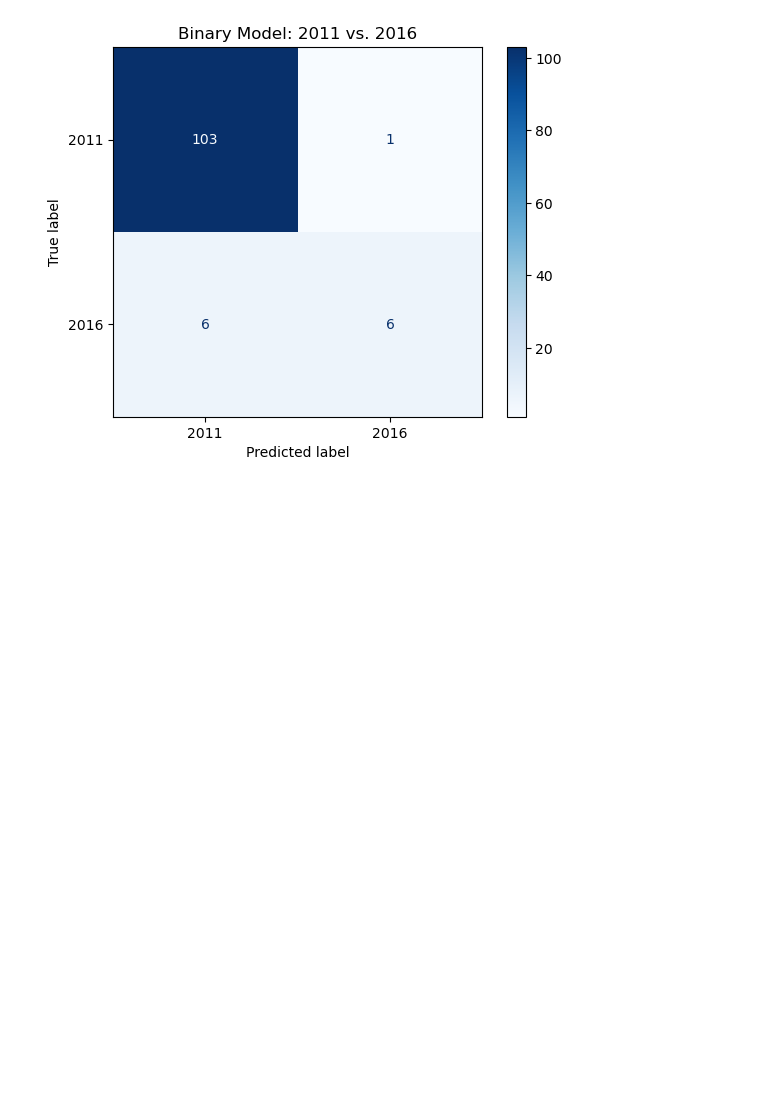
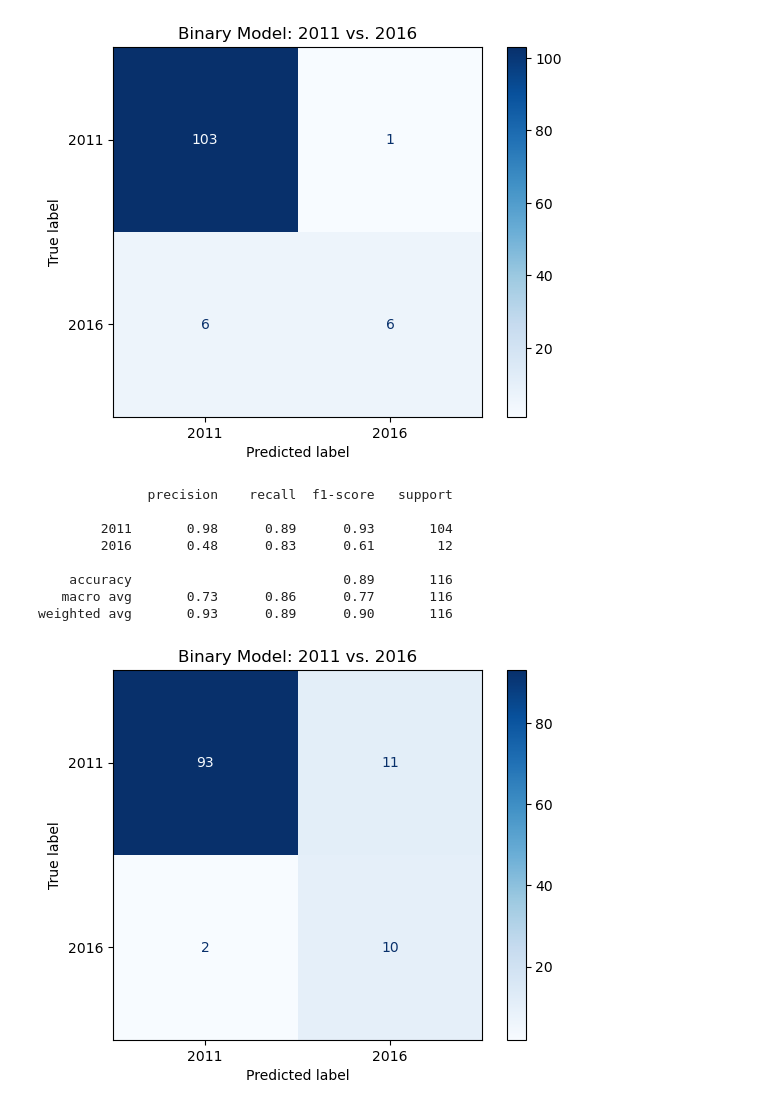
Before and after one commit to Meboy1000/Napa-Vintage-Classifier, a Jupyter notebook: best_worst_2000_2016_updated.ipynb, the cells around one changed output. Cells and saved outputs as stored; diff of their text form; code cells hidden in the pictures; blank space fills up the shorter version.

```diff
--- a/best_worst_2000_2016_updated.ipynb
+++ b/best_worst_2000_2016_updated.ipynb
@@ -475,6 +576,66 @@ plt.show()
    macro avg       0.90      0.75      0.80       116
 weighted avg       0.94      0.94      0.93       116
 [figure]
+# %%
+# Train binary classifier for 2011 vs. 2016
+
+binary_train = y_train.isin([2011, 2016])
+binary_test = y_test.isin([2011, 2016])
+
+X_train_binary = X_train.loc[binary_train]
+y_train_binary = y_train.loc[binary_train]
+
+X_test_binary = X_test.loc[binary_test]
+y_test_binary = y_test.loc[binary_test]
+
+binary_model = Pipeline([
+    ("features", ColumnTransformer([
+        ("text", TfidfVectorizer(
+            preprocessor=clean_vintage_description,
+            lowercase=False,
+            min_df=1,
+            max_features=5000
+        ), "description"),
+        ("metadata", OneHotEncoder(handle_unknown="ignore"),
+         metadata_cols)
+    ])),
+    ("classifier", LogisticRegression(
+        max_iter=1500,
+        class_weight="balanced",
+        random_state=42
+    ))
+])
+
+binary_model.fit(X_train_binary, y_train_binary)
+
+binary_predictions = binary_model.predict(X_test_binary)
+
+print(classification_report(
+    y_test_binary,
+    binary_predictions,
+    labels=[2011, 2016],
+    zero_division=0
+))
+
+ConfusionMatrixDisplay.from_predictions(
+    y_test_binary,
+    binary_predictions,
+    labels=[2011, 2016],
+    cmap="Blues"
+)
+
+plt.title("Binary Model: 2011 vs. 2016")
+plt.show()
+# %% [output]
+              precision    recall  f1-score   support
+
+        2011       0.98      0.89      0.93       104
+        2016       0.48      0.83      0.61        12
+
+    accuracy                           0.89       116
+   macro avg       0.73      0.86      0.77       116
+weighted avg       0.93      0.89      0.90       116
+[figure, added]
 # %%
 binary_comparison = X_test_binary.copy()
 
```
Also changed, not shown: parts of 21 cells of this notebook.
